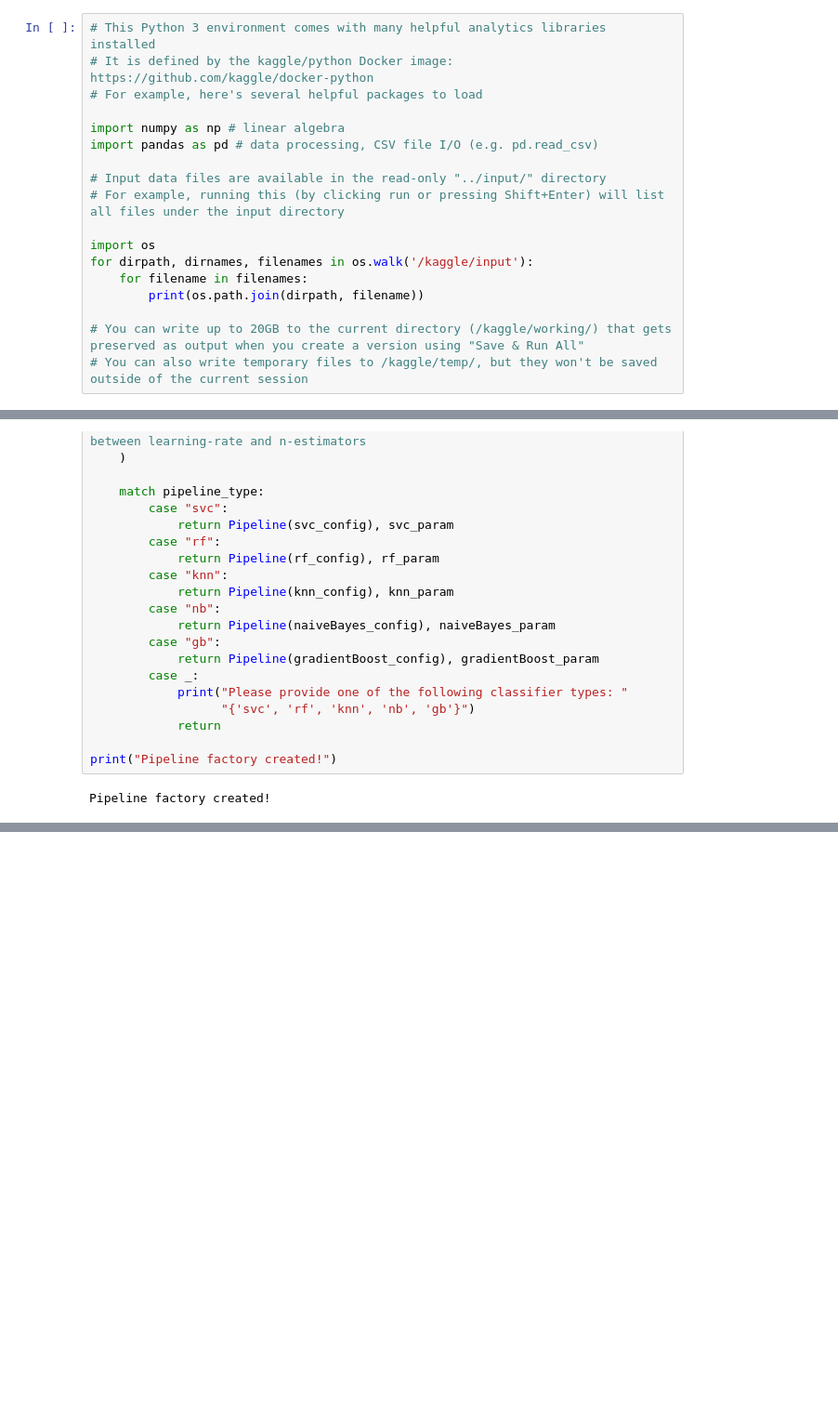
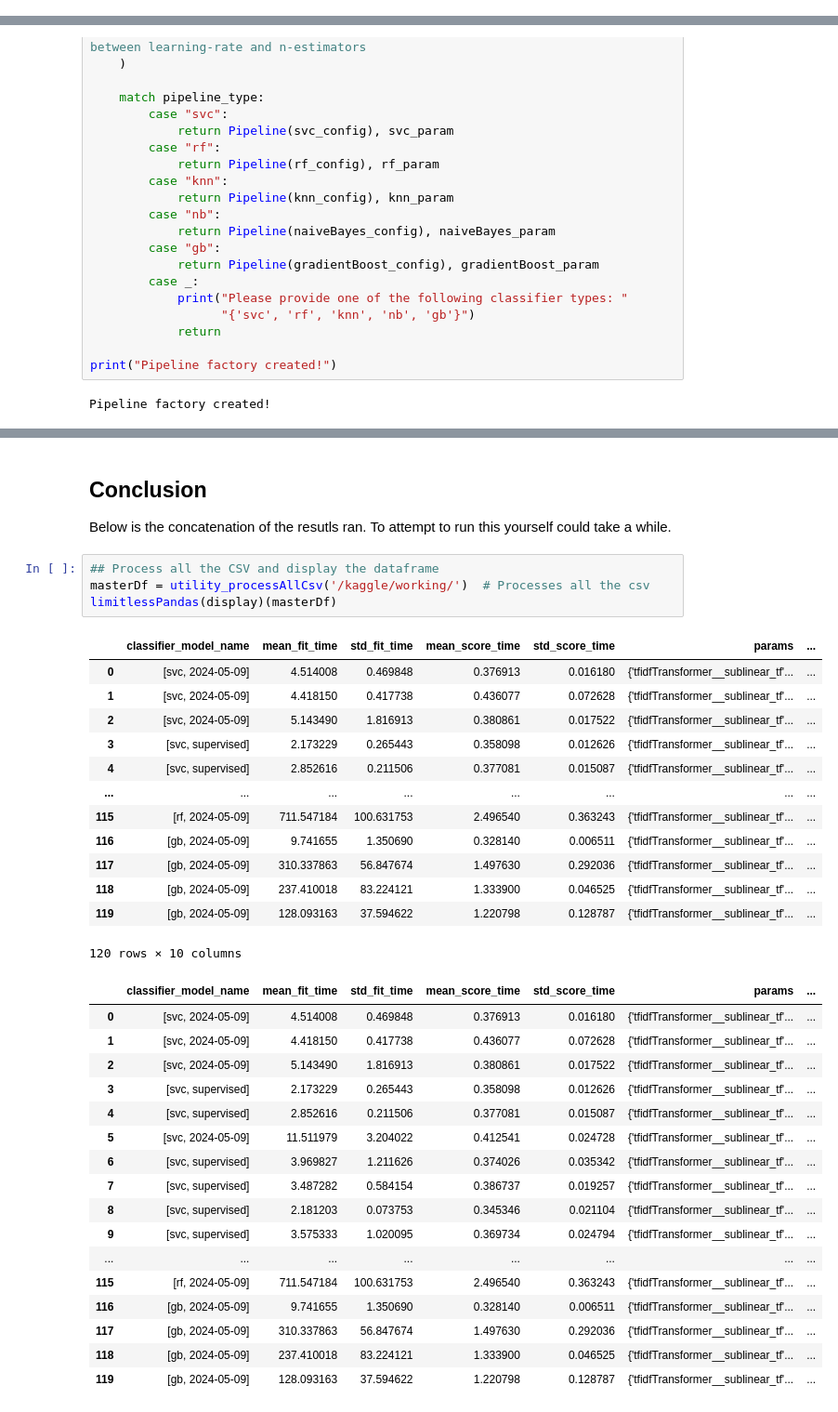
Before and after one commit to anthropikos/kaggle_kernels, a Jupyter notebook: unsupervised-vs-supervised-classification-on-bbc.ipynb, the cells around one changed output, grey strips where cells are left out. Shown: that part at 93% size. Drawn from its saved outputs; the diff is of its cells as text; blank space fills up the shorter version.

Commit message:
Kaggle Notebook | Unsupervised- vs Supervised-Classification on BBC | Fixed bug

```diff
--- a/unsupervised-vs-supervised-classification-on-bbc.ipynb
+++ b/unsupervised-vs-supervised-classification-on-bbc.ipynb
@@ -1,18 +0,0 @@
-# %%
-# This Python 3 environment comes with many helpful analytics libraries installed
-# It is defined by the kaggle/python Docker image: https://github.com/kaggle/docker-python
-# For example, here's several helpful packages to load
-
-import numpy as np # linear algebra
-import pandas as pd # data processing, CSV file I/O (e.g. pd.read_csv)
-
-# Input data files are available in the read-only "../input/" directory
-# For example, running this (by clicking run or pressing Shift+Enter) will list all files under the input directory
-
-import os
-for dirpath, dirnames, filenames in os.walk('/kaggle/input'):
-    for filename in filenames:
-        print(os.path.join(dirpath, filename))
-
-# You can write up to 20GB to the current directory (/kaggle/working/) that gets preserved as output when you create a version using "Save & Run All"
-# You can also write temporary files to /kaggle/temp/, but they won't be saved outside of the current session
@@ -907,0 +968,39 @@ Fitting 5 folds for each of 30 candidates, totalling 150 fits
+# %% [markdown]
+## Conclusion
+
+Below is the concatenation of the resutls ran. To attempt to run this yourself could take a while.
+# %%
+## Process all the CSV and display the dataframe
+masterDf = utility_processAllCsv('/kaggle/working/')  # Processes all the csv
+limitlessPandas(display)(masterDf)
+# %% [output]
+|  | classifier_model_name | mean_fit_time | std_fit_time | mean_score_time | std_score_time | params | ... |
+| 0 | [svc, 2024-05-09] | 4.514008 | 0.469848 | 0.376913 | 0.016180 | {'tfidfTransformer__sublinear_tf'... | ... |
+| 1 | [svc, 2024-05-09] | 4.418150 | 0.417738 | 0.436077 | 0.072628 | {'tfidfTransformer__sublinear_tf'... | ... |
+| 2 | [svc, 2024-05-09] | 5.143490 | 1.816913 | 0.380861 | 0.017522 | {'tfidfTransformer__sublinear_tf'... | ... |
+| 3 | [svc, supervised] | 2.173229 | 0.265443 | 0.358098 | 0.012626 | {'tfidfTransformer__sublinear_tf'... | ... |
+| 4 | [svc, supervised] | 2.852616 | 0.211506 | 0.377081 | 0.015087 | {'tfidfTransformer__sublinear_tf'... | ... |
+| ... | ... | ... | ... | ... | ... | ... | ... |
+| 115 | [rf, 2024-05-09] | 711.547184 | 100.631753 | 2.496540 | 0.363243 | {'tfidfTransformer__sublinear_tf'... | ... |
+| 116 | [gb, 2024-05-09] | 9.741655 | 1.350690 | 0.328140 | 0.006511 | {'tfidfTransformer__sublinear_tf'... | ... |
+| 117 | [gb, 2024-05-09] | 310.337863 | 56.847674 | 1.497630 | 0.292036 | {'tfidfTransformer__sublinear_tf'... | ... |
+| 118 | [gb, 2024-05-09] | 237.410018 | 83.224121 | 1.333900 | 0.046525 | {'tfidfTransformer__sublinear_tf'... | ... |
+| 119 | [gb, 2024-05-09] | 128.093163 | 37.594622 | 1.220798 | 0.128787 | {'tfidfTransformer__sublinear_tf'... | ... |
+120 rows × 10 columns
+|  | classifier_model_name | mean_fit_time | std_fit_time | mean_score_time | std_score_time | params | ... |
+| 0 | [svc, 2024-05-09] | 4.514008 | 0.469848 | 0.376913 | 0.016180 | {'tfidfTransformer__sublinear_tf'... | ... |
+| 1 | [svc, 2024-05-09] | 4.418150 | 0.417738 | 0.436077 | 0.072628 | {'tfidfTransformer__sublinear_tf'... | ... |
+| 2 | [svc, 2024-05-09] | 5.143490 | 1.816913 | 0.380861 | 0.017522 | {'tfidfTransformer__sublinear_tf'... | ... |
+| 3 | [svc, supervised] | 2.173229 | 0.265443 | 0.358098 | 0.012626 | {'tfidfTransformer__sublinear_tf'... | ... |
+| 4 | [svc, supervised] | 2.852616 | 0.211506 | 0.377081 | 0.015087 | {'tfidfTransformer__sublinear_tf'... | ... |
+| 5 | [svc, 2024-05-09] | 11.511979 | 3.204022 | 0.412541 | 0.024728 | {'tfidfTransformer__sublinear_tf'... | ... |
+| 6 | [svc, supervised] | 3.969827 | 1.211626 | 0.374026 | 0.035342 | {'tfidfTransformer__sublinear_tf'... | ... |
+| 7 | [svc, supervised] | 3.487282 | 0.584154 | 0.386737 | 0.019257 | {'tfidfTransformer__sublinear_tf'... | ... |
+| 8 | [svc, supervised] | 2.181203 | 0.073753 | 0.345346 | 0.021104 | {'tfidfTransformer__sublinear_tf'... | ... |
+| 9 | [svc, supervised] | 3.575333 | 1.020095 | 0.369734 | 0.024794 | {'tfidfTransformer__sublinear_tf'... | ... |
+| ... | ... | ... | ... | ... | ... | ... | ... |
+| 115 | [rf, 2024-05-09] | 711.547184 | 100.631753 | 2.496540 | 0.363243 | {'tfidfTransformer__sublinear_tf'... | ... |
+| 116 | [gb, 2024-05-09] | 9.741655 | 1.350690 | 0.328140 | 0.006511 | {'tfidfTransformer__sublinear_tf'... | ... |
+| 117 | [gb, 2024-05-09] | 310.337863 | 56.847674 | 1.497630 | 0.292036 | {'tfidfTransformer__sublinear_tf'... | ... |
+| 118 | [gb, 2024-05-09] | 237.410018 | 83.224121 | 1.333900 | 0.046525 | {'tfidfTransformer__sublinear_tf'... | ... |
+| 119 | [gb, 2024-05-09] | 128.093163 | 37.594622 | 1.220798 | 0.128787 | {'tfidfTransformer__sublinear_tf'... | ... |
```
Also changed, not shown: parts of 22 cells of this notebook.
